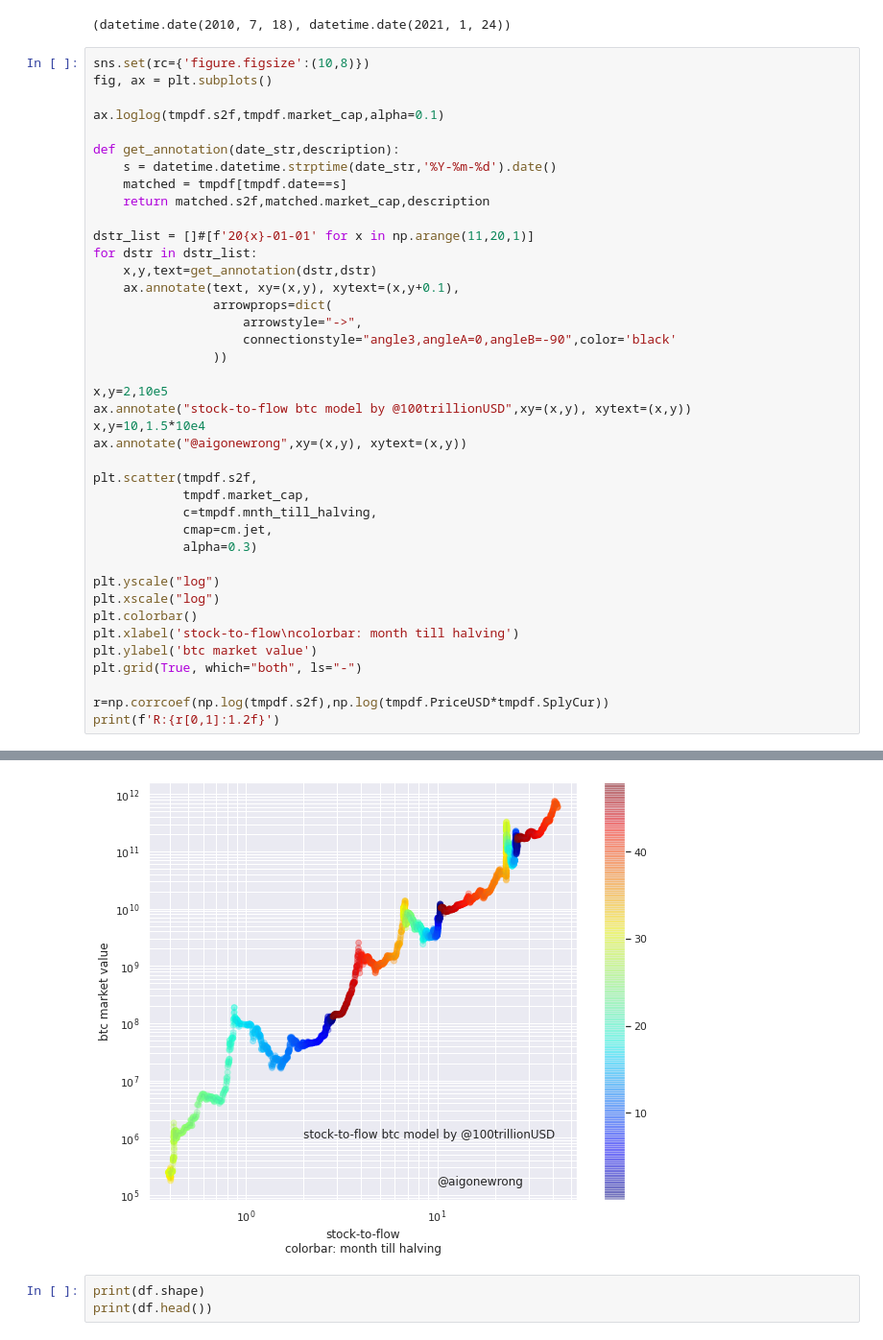
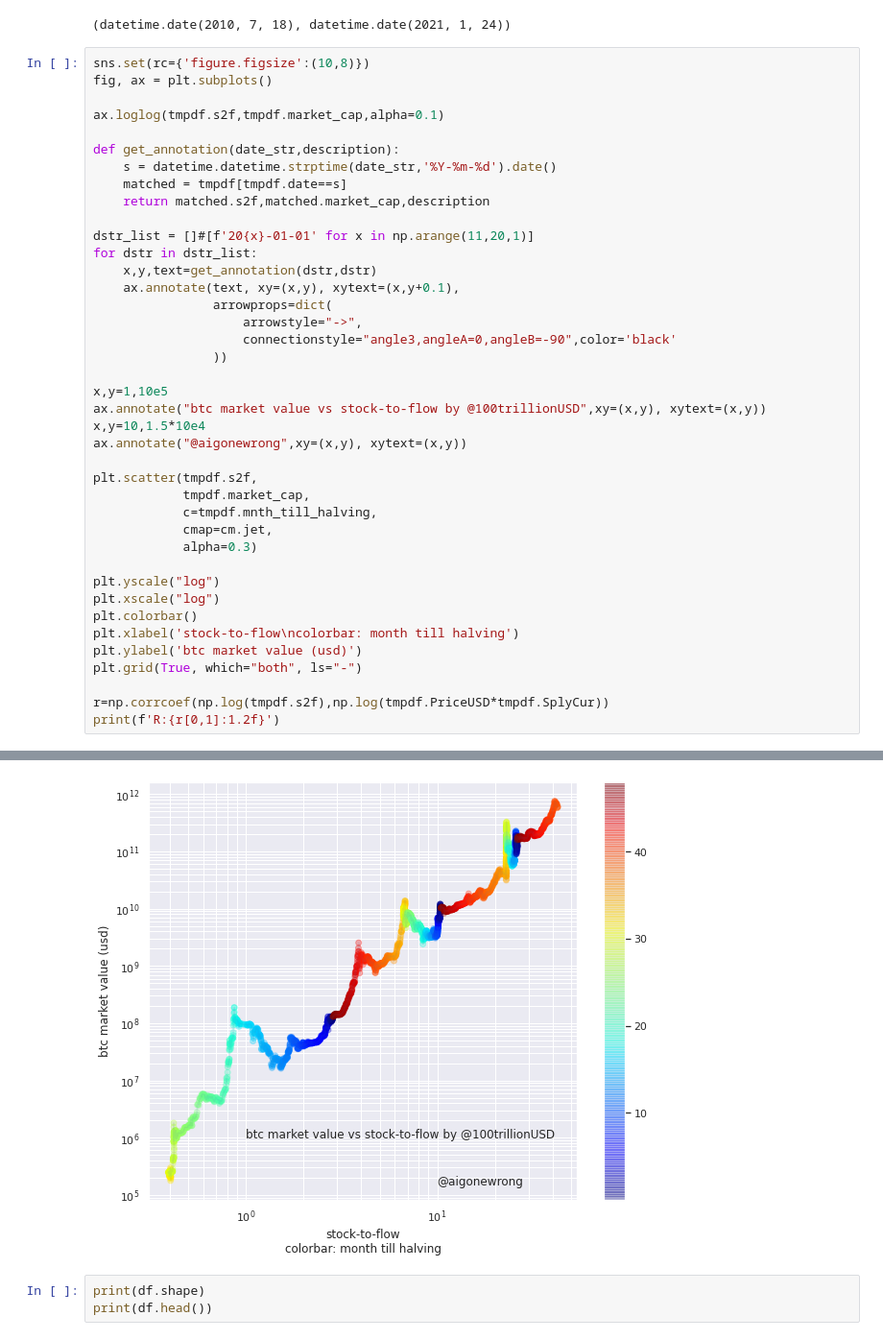
Before and after one commit to pangyuteng/public-misc, a Jupyter notebook: finance/btc/s2f.ipynb, the cells around one changed output, grey strips where cells are left out. Shown at 96% size. Cells and saved outputs as stored; diff of their text form.

```diff
--- a/finance/btc/s2f.ipynb
+++ b/finance/btc/s2f.ipynb
@@ -142,37 +142,37 @@ def get_annotation(date_str,description):
     return matched.s2f,matched.market_cap,description
 
 dstr_list = []#[f'20{x}-01-01' for x in np.arange(11,20,1)]
 for dstr in dstr_list:
     x,y,text=get_annotation(dstr,dstr)
     ax.annotate(text, xy=(x,y), xytext=(x,y+0.1),
                 arrowprops=dict(
                     arrowstyle="->",
                     connectionstyle="angle3,angleA=0,angleB=-90",color='black'
                 ))
 
-x,y=2,10e5
-ax.annotate("stock-to-flow btc model by @100trillionUSD",xy=(x,y), xytext=(x,y))
+x,y=1,10e5
+ax.annotate("btc market value vs stock-to-flow by @100trillionUSD",xy=(x,y), xytext=(x,y))
 x,y=10,1.5*10e4
 ax.annotate("@aigonewrong",xy=(x,y), xytext=(x,y))
 
 plt.scatter(tmpdf.s2f,
             tmpdf.market_cap,
             c=tmpdf.mnth_till_halving,
             cmap=cm.jet,
             alpha=0.3)
 
 plt.yscale("log")
 plt.xscale("log")
 plt.colorbar()
 plt.xlabel('stock-to-flow\ncolorbar: month till halving')
-plt.ylabel('btc market value')
+plt.ylabel('btc market value (usd)')
 plt.grid(True, which="both", ls="-")
 
 r=np.corrcoef(np.log(tmpdf.s2f),np.log(tmpdf.PriceUSD*tmpdf.SplyCur))
 print(f'R:{r[0,1]:1.2f}')
 # %% [output]
 R:0.98
-[figure, old version]
+[figure, new version]
 # %%
 print(df.shape)
 print(df.head())
```
Also changed, not shown: parts of 2 cells of this notebook.
